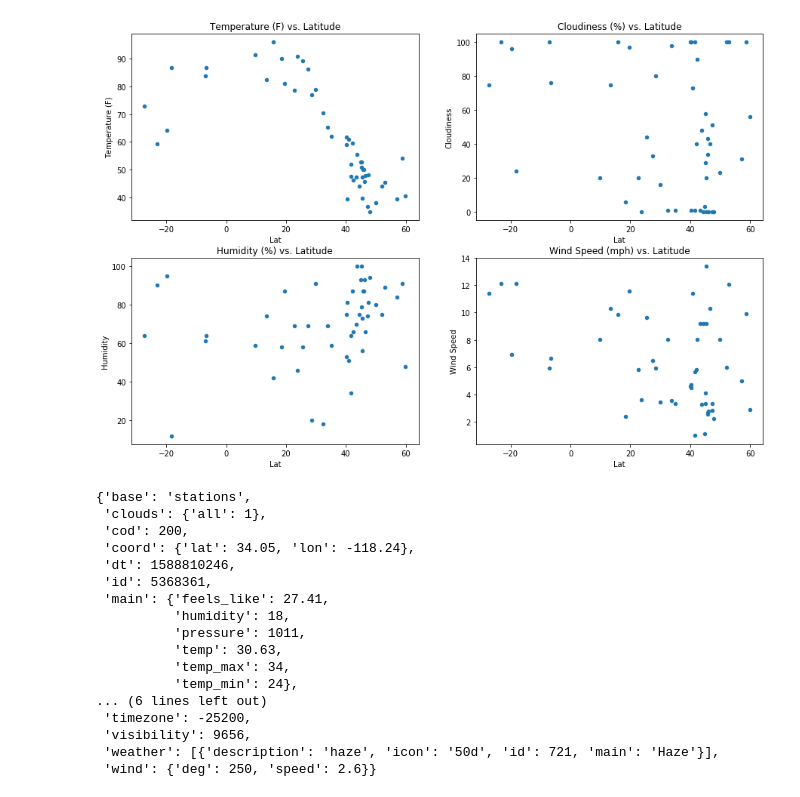
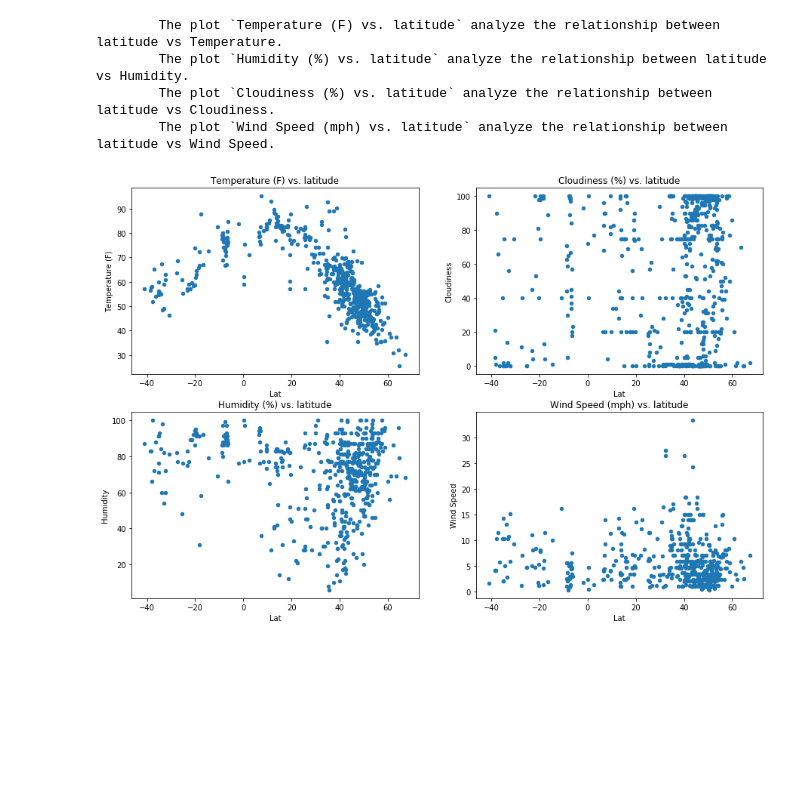
Before and after one commit to YANG007SUN/python-api-challenge, a Jupyter notebook: WeatherPy/WeatherPy.ipynb, the cells around one changed output. Saved outputs shown, nothing was run; the diff lists cells and outputs as text; code cells hidden in the pictures; blank space fills up the shorter version.

```diff
--- a/WeatherPy/WeatherPy.ipynb
+++ b/WeatherPy/WeatherPy.ipynb
@@ -14,7 +16,7 @@ city_df = pd.read_json("../Resources/city.list.json")
 
 # ramdomly select 600 cities over the world
 random.seed(43)
-index = random.sample(range(len(city_df)),50)
+index = random.sample(range(len(city_df)),600)
 selected_city = city_df.iloc[index,:]
 # %%
 # set up params and base url for get requests
@@ -40,16 +42,17 @@ for index, row in selected_city.iterrows():
         # store values in df
         weather_df.loc[index,"City"] = response["name"]
         weather_df.loc[index,"Country"] = response["sys"]["country"]
-        weather_df.loc[index,"Lat"] = float(response["coord"]["lat"])
+        weather_df.loc[index,"Lat"] = response["coord"]["lat"]
         weather_df.loc[index,"Lng"] = response["coord"]["lon"]
-        weather_df.loc[index,"Temperature (F)"] = float(response["main"]["temp"])
+        weather_df.loc[index,"Temperature (F)"] = response["main"]["temp"]
         weather_df.loc[index,"Humidity"] = response["main"]["humidity"]
         weather_df.loc[index,"Cloudiness"] = response["clouds"]["all"]
         weather_df.loc[index,"Wind Speed"] = response["wind"]["speed"]
 
-#         print(f"Requesting weather information for {city_name}...")
+        print(f"Requesting weather information for {city_name}...")
 
     except:
         print(f"Missing {city_name} field/result... skipping.")
-#     print("===================================================")
+
+    print("===================================================")
 # %% [output]
@@ -56,0 +76,9 @@ Missing Budeşti,RO field/result... skipping.
+# %%
+# change number to float/int
+weather_df.iloc[:,2] = weather_df.iloc[:,2].astype(float)
+weather_df.iloc[:,3] = weather_df.iloc[:,3].astype(float)
+weather_df.iloc[:,4] = weather_df.iloc[:,4].astype(float)
+weather_df.iloc[:,5] = weather_df.iloc[:,5].astype(int)
+weather_df.iloc[:,6] = weather_df.iloc[:,6].astype(int)
+weather_df.iloc[:,7] = weather_df.iloc[:,7].astype(float)
+weather_df.head()
@@ -57,42 +92,27 @@ Missing Budeşti,RO field/result... skipping.
 # %%
+# plot relationship between latitude and other metrics
+
+print("""
+        The plot `Temperature (F) vs. latitude` analyze the relationship between latitude vs Temperature.
+        The plot `Humidity (%) vs. latitude` analyze the relationship between latitude vs Humidity.
+        The plot `Cloudiness (%) vs. latitude` analyze the relationship between latitude vs Cloudiness.
+        The plot `Wind Speed (mph) vs. latitude` analyze the relationship between latitude vs Wind Speed.
+
+      """)
+
+
 # plot
 fig = plt.figure(figsize=(15,10))
 axes = fig.subplots(nrows=2, ncols=2)
-weather_df.plot.scatter(x ="Lat", y = "Temperature (F)", title = "Temperature (F) vs. Latitude", ax = axes[0,0])
-weather_df.plot.scatter(x ="Lat", y = "Humidity", title = "Humidity (%) vs. Latitude", ax = axes[1,0])
-weather_df.plot.scatter(x ="Lat", y = "Cloudiness", title = "Cloudiness (%) vs. Latitude", ax = axes[0,1])
-weather_df.plot.scatter(x ="Lat", y = "Wind Speed", title = "Wind Speed (mph) vs. Latitude", ax = axes[1,1])
+weather_df.plot.scatter(x ="Lat", y = "Temperature (F)", title = "Temperature (F) vs. latitude", ax = axes[0,0])
+weather_df.plot.scatter(x ="Lat", y = "Humidity", title = "Humidity (%) vs. latitude", ax = axes[1,0])
+weather_df.plot.scatter(x ="Lat", y = "Cloudiness", title = "Cloudiness (%) vs. latitude", ax = axes[0,1])
+weather_df.plot.scatter(x ="Lat", y = "Wind Speed", title = "Wind Speed (mph) vs. latitude", ax = axes[1,1])
 
 plt.show()
 # %% [output]
+        The plot `Temperature (F) vs. latitude` analyze the relationship between latitude vs Temperature.
+        The plot `Humidity (%) vs. latitude` analyze the relationship between latitude vs Humidity.
+        The plot `Cloudiness (%) vs. latitude` analyze the relationship between latitude vs Cloudiness.
+        The plot `Wind Speed (mph) vs. latitude` analyze the relationship between latitude vs Wind Speed.
-[figure, old version]
+[figure, new version]
-# %%
-base_url = "http://api.openweathermap.org/data/2.5/weather"
-params = {
-    "appid":weather_api_key,
-    "q":"Los Angeles ",
-    "units":"metric",
-    "lang":"en"
-}
-
-response = requests.get(base_url, params = params).json()
-
-pprint(response)
-# %% [output]
-{'base': 'stations',
- 'clouds': {'all': 1},
- 'cod': 200,
- 'coord': {'lat': 34.05, 'lon': -118.24},
- 'dt': 1588810246,
- 'id': 5368361,
- 'main': {'feels_like': 27.41,
-          'humidity': 18,
-          'pressure': 1011,
-          'temp': 30.63,
-          'temp_max': 34,
-          'temp_min': 24},
-... (6 lines left out)
- 'timezone': -25200,
- 'visibility': 9656,
- 'weather': [{'description': 'haze', 'icon': '50d', 'id': 721, 'main': 'Haze'}],
- 'wind': {'deg': 250, 'speed': 2.6}}
```
Also changed, not shown: parts of 9 cells of this notebook, 3 other files.
